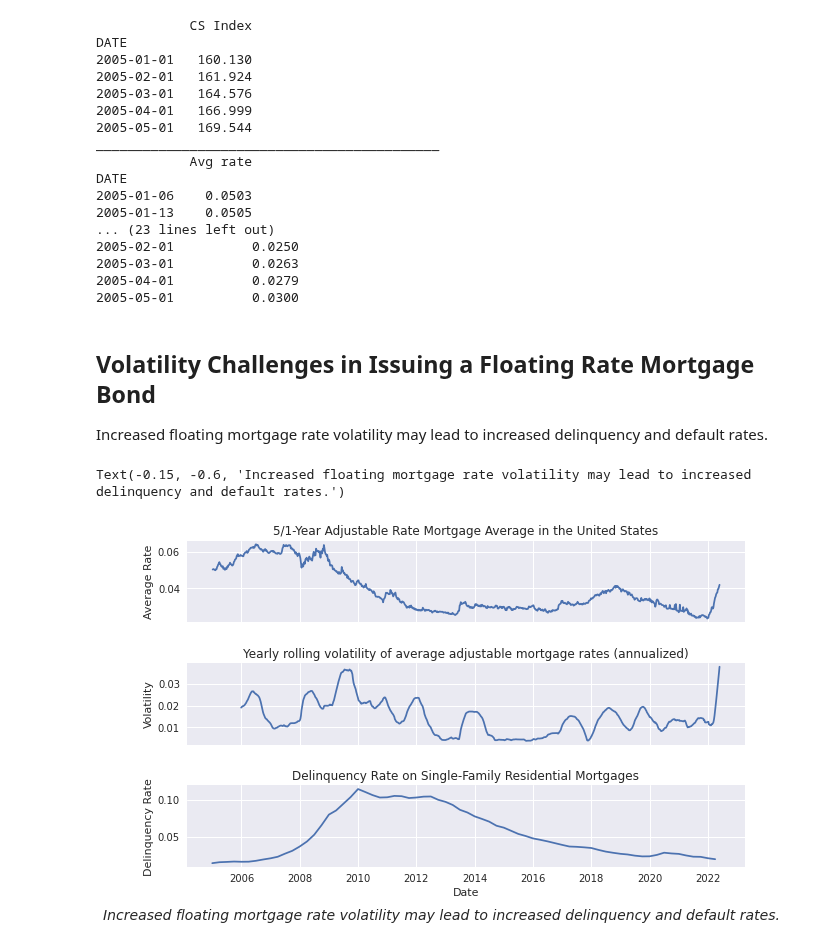
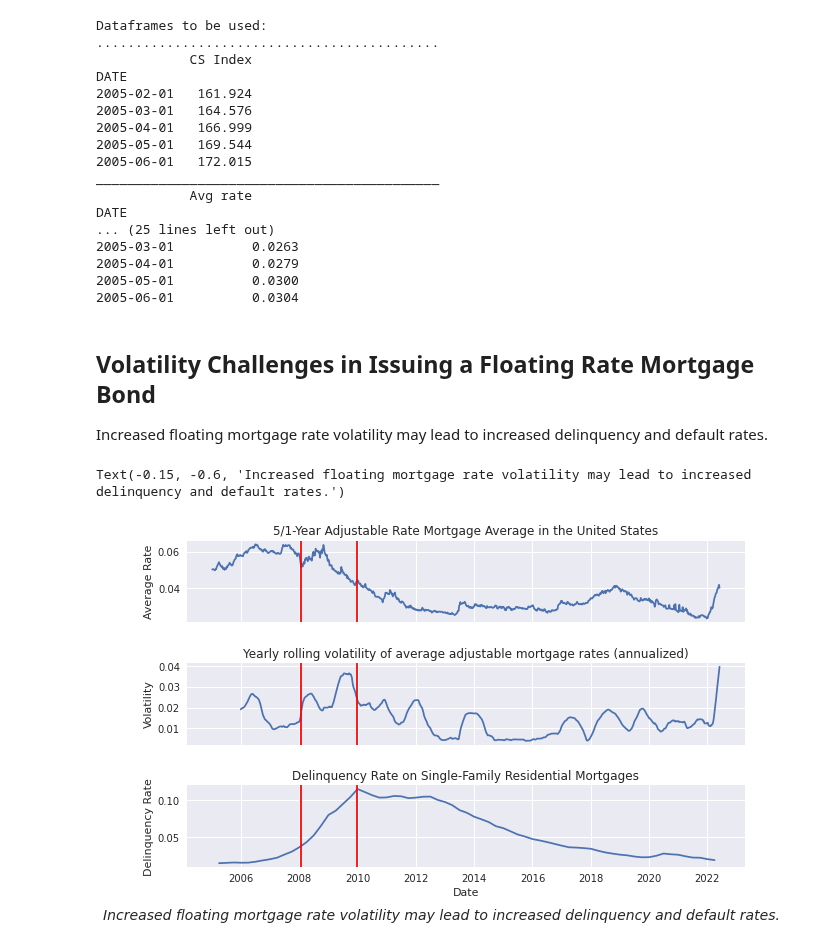
Before and after one commit to adevrent/wqu_mscfe, a Jupyter notebook: Financial Data/GWP1_Atakan.ipynb, the cells around one changed output. Drawn from its saved outputs; the diff is of its cells as text; code cells hidden in the pictures.

```diff
--- a/Financial Data/GWP1_Atakan.ipynb
+++ b/Financial Data/GWP1_Atakan.ipynb
@@ -12,9 +13,9 @@ import matplotlib.pyplot as plt
 
 yfin.pdr_override()
 # %%
-# Initialize start and end dates: from 01.01.2005 to 01.06.2022
-start = datetime.date(2005, 1, 1)
-end = datetime.date(2022, 6, 1)
+# Initialize start and end dates: from 06.01.2005 to 06.06.2022
+start = datetime.date(2005, 1, 6)
+end = datetime.date(2022, 6, 6)
 
 # Get Case-Shiller Index data
 caseshiller_df = pdr.get_data_fred("CSUSHPINSA", start, end)
@@ -42,6 +43,8 @@ fedfunds_df = fedfunds_df.rename(columns={"FEDFUNDS":"Fed Funds Rate"})
 fedfunds_df["Fed Funds Rate"] = fedfunds_df["Fed Funds Rate"] * 0.01  # convert the values from percent to number
 
 # print first few lines of the dataframes
+print("Dataframes to be used:")
+print("............................................")
 print(caseshiller_df.head())
 print("____________________________________________")
 print(floating_df.head())
@@ -52,42 +55,52 @@ print(delinq_df.head())
 print("____________________________________________")
 print(fedfunds_df.head())
 # %% [output]
+Dataframes to be used:
+............................................
             CS Index
 DATE
-2005-01-01   160.130
 2005-02-01   161.924
 2005-03-01   164.576
 2005-04-01   166.999
 2005-05-01   169.544
+2005-06-01   172.015
 ____________________________________________
             Avg rate
 DATE
-2005-01-06    0.0503
-2005-01-13    0.0505
-... (23 lines left out)
-2005-02-01          0.0250
+... (25 lines left out)
 2005-03-01          0.0263
 2005-04-01          0.0279
 2005-05-01          0.0300
+2005-06-01          0.0304
 # %% [markdown]
 ## Volatility Challenges in Issuing a Floating Rate Mortgage Bond ##
 Increased floating mortgage rate volatility may lead to increased delinquency and default rates.
 # %%
 # Plot insights
 plt.style.use("seaborn")
 fig, axs = plt.subplots(3, 1, figsize=(10, 6), sharex=True)
 plt.subplots_adjust(hspace=0.5)
+
+
 axs[0].plot(floating_df)
 axs[0].set_title("5/1-Year Adjustable Rate Mortgage Average in the United States")
 axs[0].set_ylabel("Average Rate")
+axs[0].axvline(13900, 0, 1, c="r")
+axs[0].axvline(14600, 0, 1, c="r")
+
 axs[1].plot(vol_floating_df)
 axs[1].set_title("Yearly rolling volatility of average adjustable mortgage rates (annualized)")
 axs[1].set_ylabel("Volatility")
+axs[1].axvline(13900, 0, 1, c="r")
+axs[1].axvline(14600, 0, 1, c="r")
+
 axs[2].plot(delinq_df)
 axs[2].set_ylabel("Delinquency Rate")
 axs[2].set_title("Delinquency Rate on Single-Family Residential Mortgages")
 axs[2].set_xlabel("Date")
+axs[2].axvline(13900, 0, 1, c="r")
+axs[2].axvline(14600, 0, 1, c="r")
 axs[2].text(-0.15, -0.60, "Increased floating mortgage rate volatility may lead to increased delinquency and default rates.", transform=axs[2].transAxes, fontsize=14, va='center', fontstyle="italic")
 # %% [output]
 Text(-0.15, -0.6, 'Increased floating mortgage rate volatility may lead to increased delinquency and default rates.')
-[figure, old version]
+[figure, new version]
```
Also changed, not shown: parts of 9 cells of this notebook.
